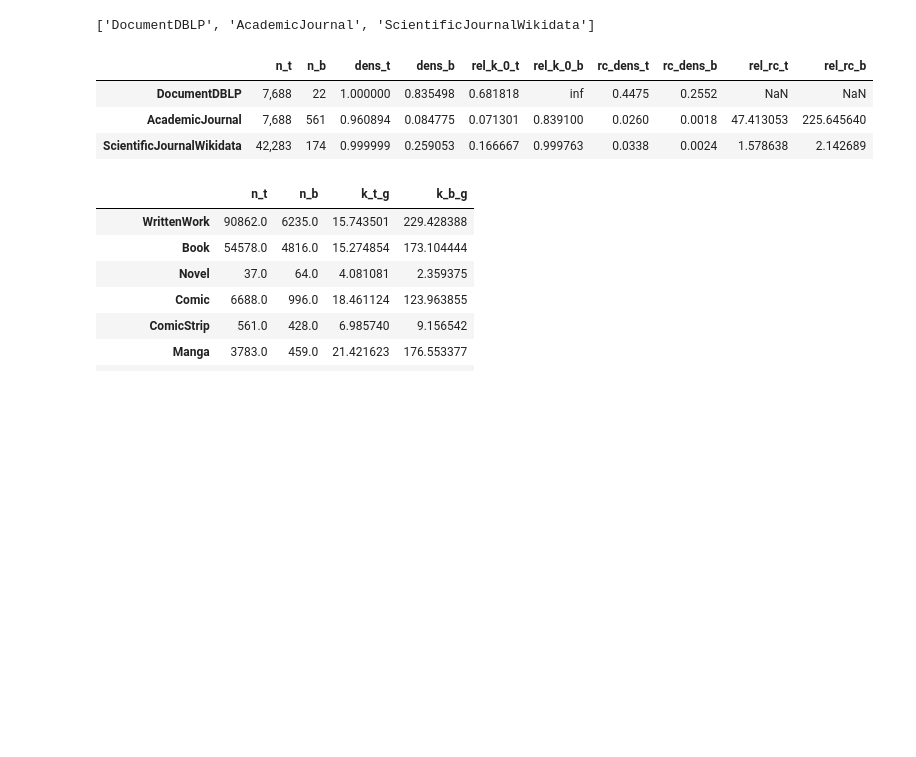
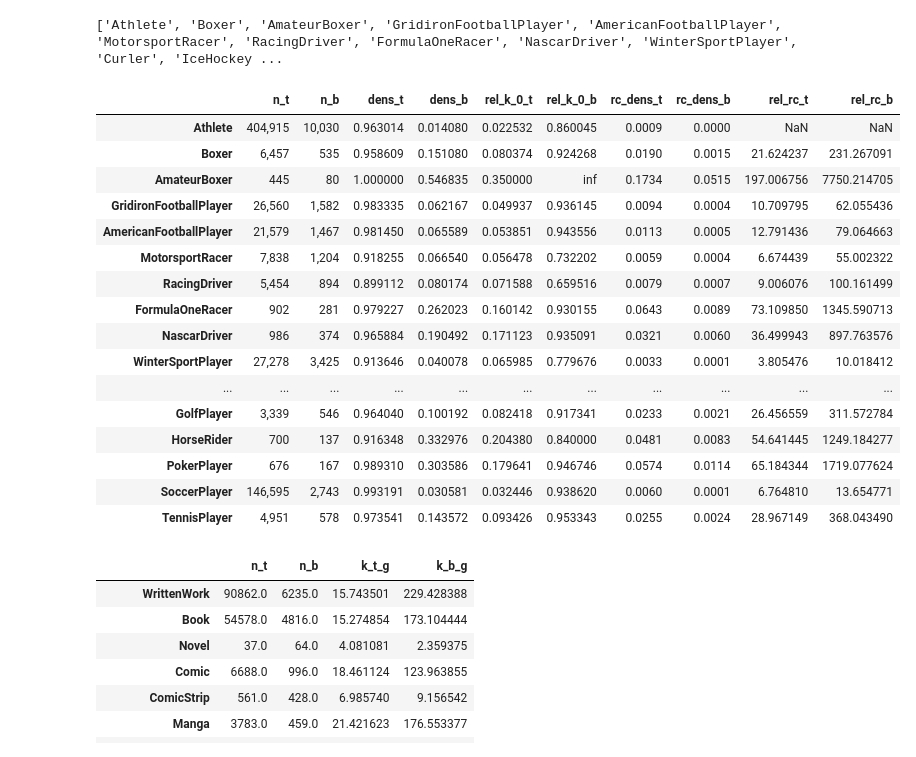
Before and after one commit to davidweisscode/kg-analysis, a Jupyter notebook: plots.ipynb, the cells around one changed output. Saved outputs shown, nothing was run; the diff lists cells and outputs as text; code cells hidden in the pictures; blank space fills up the shorter version.

```diff
--- a/plots.ipynb
+++ b/plots.ipynb
@@ -11,7 +15,7 @@ import matplotlib.pyplot as plt
 kit_blue_1 = "#4664AA"
 kit_blue_2 = "#7D92C3"
 
-run = "dblp"
+run = "athlete"
 # writtenwork_depth # musicalwork_breadth # athlete # politician_breadth # species_depth # anatomicalstructure_breadth # wikidata
 res_glob = pd.read_csv(f"out/_results_{run}.csv", index_col=0)
 # res_wikidata_glob = pd.read_csv("out/_results_wikidata.csv", index_col=0)
@@ -45,37 +49,50 @@ res_disp["m_g"] = res_disp["m_g"].map("{:,.0f}".format)
 res_disp["ndisc_t"] = res_disp["ndisc_t"].map("{:,.0f}".format)
 res_disp["ndisc_b"] = res_disp["ndisc_b"].map("{:,.0f}".format)
 res_disp["m_t"] = res_disp["m_t"].map("{:,.0f}".format)
 res_disp["m_b"] = res_disp["m_b"].map("{:,.0f}".format)
 res_disp["k_0_t"] = res_disp["k_0_t"].map("{:,.0f}".format)
 res_disp["k_0_b"] = res_disp["k_0_b"].map("{:,.0f}".format)
 res_disp["k_med_t"] = res_disp["k_med_t"].map("{:,.0f}".format)
 res_disp["c_med_t"] = res_disp["c_med_t"].map("{:,.0f}".format)
 res_disp["w_med_t"] = res_disp["w_med_t"].map("{:,.0f}".format)
 res_disp["k_med_b"] = res_disp["k_med_b"].map("{:,.0f}".format)
 res_disp["c_med_b"] = res_disp["c_med_b"].map("{:,.0f}".format)
 res_disp["w_med_b"] = res_disp["w_med_b"].map("{:,.0f}".format)
 
 # Format float with two decimals as standard
 # pd.options.display.float_format = '{:,.2f}'.format # https://stackoverflow.com/questions/20937538/how-to-display-pandas-dataframe-of-floats-using-a-format-string-for-columns
 
 # Format float with four decimals
 res_disp["mean_dens_t"] = res_disp["mean_dens_t"].map("{:,.4f}".format)
 res_disp["rc_dens_t"] = res_disp["rc_dens_t"].map("{:,.4f}".format)
 res_disp["rc_ncomp_t"] = res_disp["rc_ncomp_t"].map("{:,.4f}".format)
 res_disp["rc_slcc_t"] = res_disp["rc_slcc_t"].map("{:,.4f}".format)
 res_disp["mean_dens_b"] = res_disp["mean_dens_b"].map("{:,.4f}".format)
 res_disp["rc_dens_b"] = res_disp["rc_dens_b"].map("{:,.4f}".format)
 res_disp["rc_ncomp_b"] = res_disp["rc_ncomp_b"].map("{:,.4f}".format)
 res_disp["rc_slcc_b"] = res_disp["rc_slcc_b"].map("{:,.4f}".format)
 
 print(res_glob.index.tolist())
 display(res_disp[["n_t", "n_b", "dens_t", "dens_b", "rel_k_0_t", "rel_k_0_b", "rc_dens_t", "rc_dens_b", "rel_rc_t", "rel_rc_b"]])
 # %% [output]
-['DocumentDBLP', 'AcademicJournal', 'ScientificJournalWikidata']
+['Athlete', 'Boxer', 'AmateurBoxer', 'GridironFootballPlayer', 'AmericanFootballPlayer', 'MotorsportRacer', 'RacingDriver', 'FormulaOneRacer', 'NascarDriver', 'WinterSportPlayer', 'Curler', 'IceHockey ...
 |  | n_t | n_b | dens_t | dens_b | rel_k_0_t | rel_k_0_b | rc_dens_t | rc_dens_b | rel_rc_t | rel_rc_b |
-| DocumentDBLP | 7,688 | 22 | 1.000000 | 0.835498 | 0.681818 | inf | 0.4475 | 0.2552 | NaN | NaN |
-| AcademicJournal | 7,688 | 561 | 0.960894 | 0.084775 | 0.071301 | 0.839100 | 0.0260 | 0.0018 | 47.413053 | 225.645640 |
-| ScientificJournalWikidata | 42,283 | 174 | 0.999999 | 0.259053 | 0.166667 | 0.999763 | 0.0338 | 0.0024 | 1.578638 | 2.142689 |
+| Athlete | 404,915 | 10,030 | 0.963014 | 0.014080 | 0.022532 | 0.860045 | 0.0009 | 0.0000 | NaN | NaN |
+| Boxer | 6,457 | 535 | 0.958609 | 0.151080 | 0.080374 | 0.924268 | 0.0190 | 0.0015 | 21.624237 | 231.267091 |
+| AmateurBoxer | 445 | 80 | 1.000000 | 0.546835 | 0.350000 | inf | 0.1734 | 0.0515 | 197.006756 | 7750.214705 |
+| GridironFootballPlayer | 26,560 | 1,582 | 0.983335 | 0.062167 | 0.049937 | 0.936145 | 0.0094 | 0.0004 | 10.709795 | 62.055436 |
+| AmericanFootballPlayer | 21,579 | 1,467 | 0.981450 | 0.065589 | 0.053851 | 0.943556 | 0.0113 | 0.0005 | 12.791436 | 79.064663 |
+| MotorsportRacer | 7,838 | 1,204 | 0.918255 | 0.066540 | 0.056478 | 0.732202 | 0.0059 | 0.0004 | 6.674439 | 55.002322 |
+| RacingDriver | 5,454 | 894 | 0.899112 | 0.080174 | 0.071588 | 0.659516 | 0.0079 | 0.0007 | 9.006076 | 100.161499 |
+| FormulaOneRacer | 902 | 281 | 0.979227 | 0.262023 | 0.160142 | 0.930155 | 0.0643 | 0.0089 | 73.109850 | 1345.590713 |
+| NascarDriver | 986 | 374 | 0.965884 | 0.190492 | 0.171123 | 0.935091 | 0.0321 | 0.0060 | 36.499943 | 897.763576 |
+| WinterSportPlayer | 27,278 | 3,425 | 0.913646 | 0.040078 | 0.065985 | 0.779676 | 0.0033 | 0.0001 | 3.805476 | 10.018412 |
+| ... | ... | ... | ... | ... | ... | ... | ... | ... | ... | ... |
+| GolfPlayer | 3,339 | 546 | 0.964040 | 0.100192 | 0.082418 | 0.917341 | 0.0233 | 0.0021 | 26.456559 | 311.572784 |
+| HorseRider | 700 | 137 | 0.916348 | 0.332976 | 0.204380 | 0.840000 | 0.0481 | 0.0083 | 54.641445 | 1249.184277 |
+| PokerPlayer | 676 | 167 | 0.989310 | 0.303586 | 0.179641 | 0.946746 | 0.0574 | 0.0114 | 65.184344 | 1719.077624 |
+| SoccerPlayer | 146,595 | 2,743 | 0.993191 | 0.030581 | 0.032446 | 0.938620 | 0.0060 | 0.0001 | 6.764810 | 13.654771 |
+| TennisPlayer | 4,951 | 578 | 0.973541 | 0.143572 | 0.093426 | 0.953343 | 0.0255 | 0.0024 | 28.967149 | 368.043490 |
 # %%
 # Number of subjects and predicates per class
 
```
Also changed, not shown: parts of 8 cells of this notebook.
